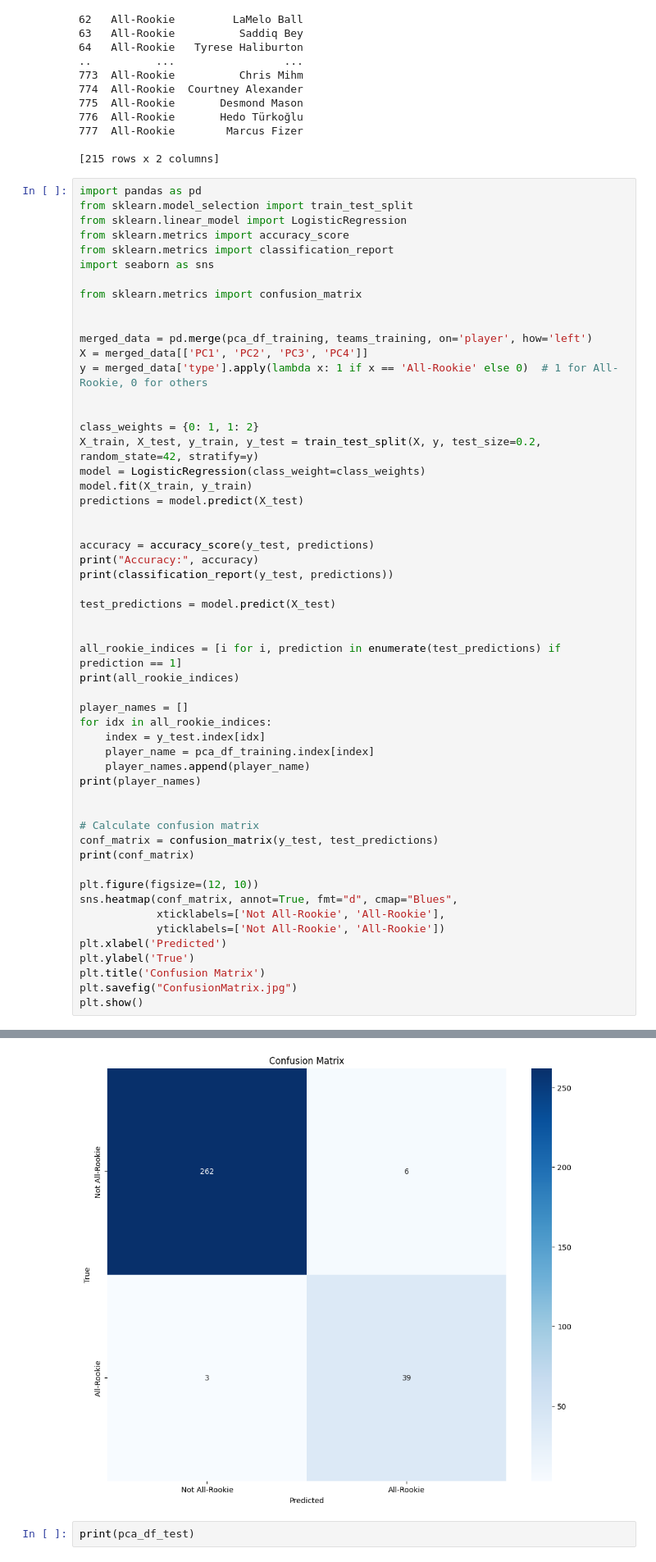
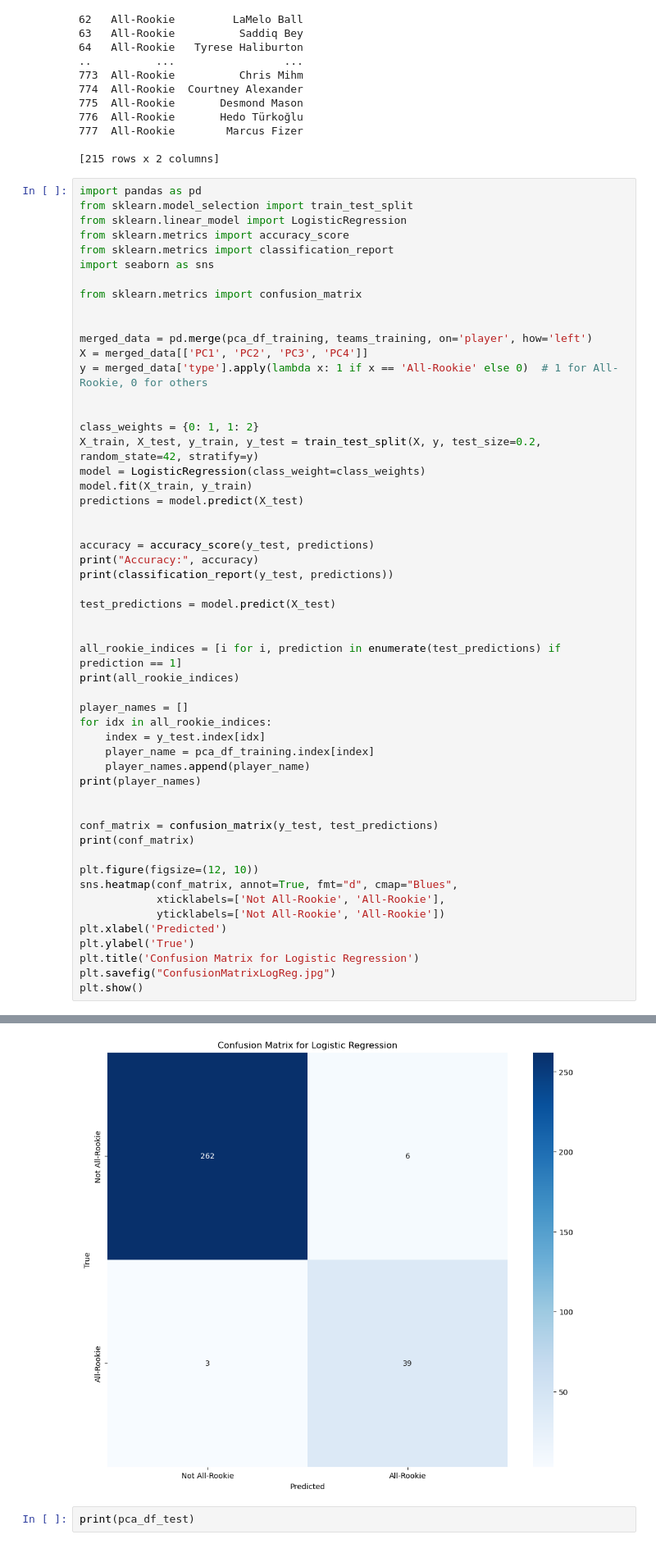
Before and after one commit to Matthew4335/MLProject, a Jupyter notebook: ProjectCode/projectcode-checkpoint.ipynb, the cells around one changed output, grey strips where cells are left out. Shown at 82% size. Drawn from its saved outputs; the diff is of its cells as text.

```diff
--- a/ProjectCode/projectcode-checkpoint.ipynb
+++ b/ProjectCode/projectcode-checkpoint.ipynb
@@ -625,37 +622,36 @@ for idx in all_rookie_indices:
     player_name = pca_df_training.index[index]
     player_names.append(player_name)
 print(player_names)
 
 
-# Calculate confusion matrix
 conf_matrix = confusion_matrix(y_test, test_predictions)
 print(conf_matrix)
 
 plt.figure(figsize=(12, 10))
 sns.heatmap(conf_matrix, annot=True, fmt="d", cmap="Blues",
             xticklabels=['Not All-Rookie', 'All-Rookie'],
             yticklabels=['Not All-Rookie', 'All-Rookie'])
 plt.xlabel('Predicted')
 plt.ylabel('True')
-plt.title('Confusion Matrix')
-plt.savefig("ConfusionMatrix.jpg")
+plt.title('Confusion Matrix for Logistic Regression')
+plt.savefig("ConfusionMatrixLogReg.jpg")
 plt.show()
 # %% [output]
 Accuracy: 0.9709677419354839
               precision    recall  f1-score   support
 
            0       0.99      0.98      0.98       268
            1       0.87      0.93      0.90        42
 
     accuracy                           0.97       310
    macro avg       0.93      0.95      0.94       310
 weighted avg       0.97      0.97      0.97       310
 
 [0, 1, 7, 24, 45, 47, 55, 61, 62, 67, 69, 71, 74, 78, 82, 86, 90, 92, 100, 111, 124, 138, 157, 158, 168, 169, 171, 172, 173, 180, 181, 191, 193, 205, 211, 217, 218, 230, 258, 269, 270, 286, 297, 300,  ...
 ['Jorge Garbajosa', 'Luka Dončić', 'Allonzo Trier', 'Darren Collison', 'LaMelo Ball', 'Damian Lillard', 'Mason Plumlee', 'Anthony Davis', 'Josh Childress', 'Željko Rebrača', 'Jamaal Tinsley', 'Willy H ...
 [[262   6]
  [  3  39]]
-[figure, old version]
+[figure, new version]
 # %%
 print(pca_df_test)
 # %% [output]
```
Also changed, not shown: parts of 17 cells of this notebook, 9 other files.
